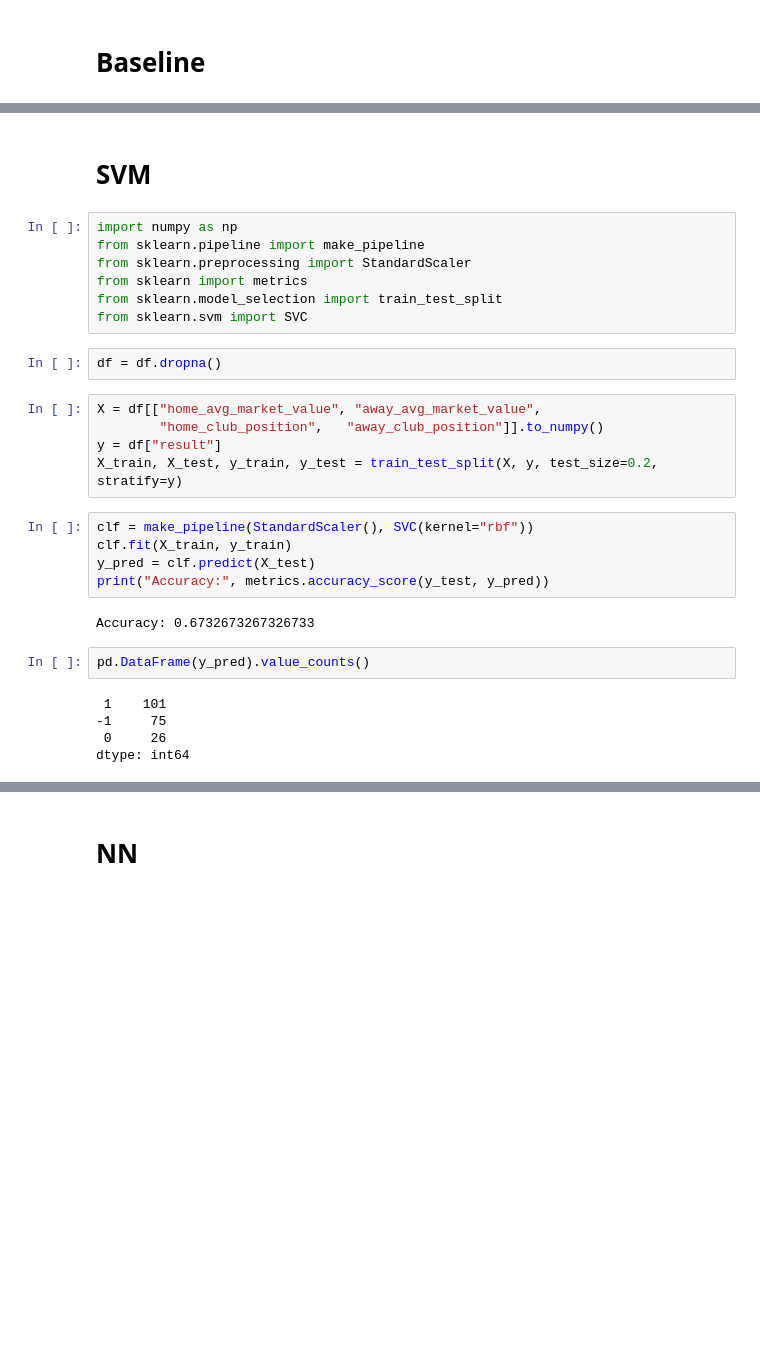
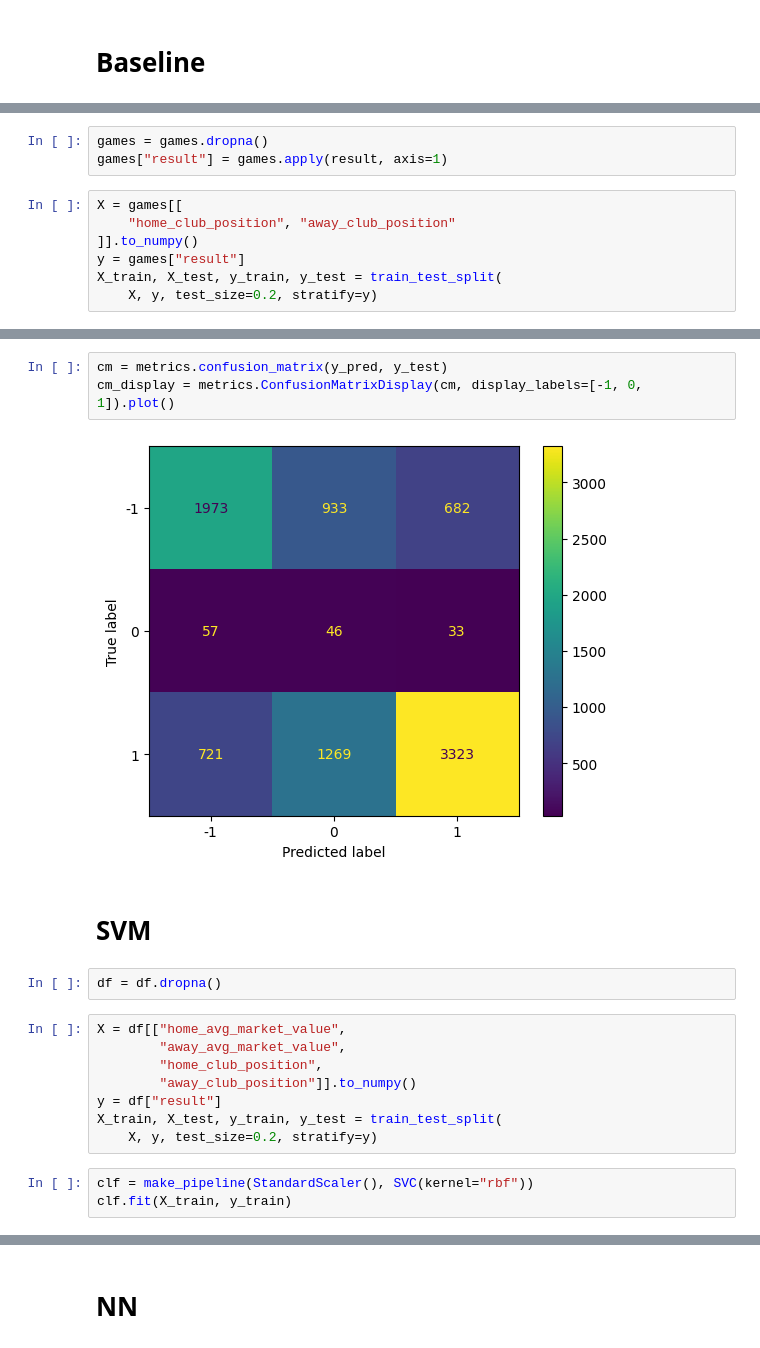
Before and after one commit to Pablomaluk/ProyectoMineria, a Jupyter notebook: MDD.ipynb, the cells around one changed output, grey strips where cells are left out. Drawn from its saved outputs; the diff is of its cells as text; blank space fills up the shorter version.

```diff
--- a/MDD.ipynb
+++ b/MDD.ipynb
@@ -67,0 +84,10 @@ df["goal_dif"] = df["home_club_goals"] - df["away_club_goals"]
+# %%
+games = games.dropna()
+games["result"] = games.apply(result, axis=1)
+# %%
+X = games[[
+    "home_club_position", "away_club_position"
+]].to_numpy()
+y = games["result"]
+X_train, X_test, y_train, y_test = train_test_split(
+    X, y, test_size=0.2, stratify=y)
@@ -68,30 +105,20 @@ df["goal_dif"] = df["home_club_goals"] - df["away_club_goals"]
+# %%
+cm = metrics.confusion_matrix(y_pred, y_test)
+cm_display = metrics.ConfusionMatrixDisplay(cm, display_labels=[-1, 0, 1]).plot()
+# %% [output]
+[figure, added]
 # %% [markdown]
 # SVM
-# %%
-import numpy as np
-from sklearn.pipeline import make_pipeline
-from sklearn.preprocessing import StandardScaler
-from sklearn import metrics
-from sklearn.model_selection import train_test_split
-from sklearn.svm import SVC
 # %%
 df = df.dropna()
 # %%
-X = df[["home_avg_market_value", "away_avg_market_value",
-        "home_club_position",	"away_club_position"]].to_numpy()
+X = df[["home_avg_market_value",
+        "away_avg_market_value",
+        "home_club_position",
+        "away_club_position"]].to_numpy()
 y = df["result"]
-X_train, X_test, y_train, y_test = train_test_split(X, y, test_size=0.2, stratify=y)
+X_train, X_test, y_train, y_test = train_test_split(
+    X, y, test_size=0.2, stratify=y)
 # %%
 clf = make_pipeline(StandardScaler(), SVC(kernel="rbf"))
 clf.fit(X_train, y_train)
-y_pred = clf.predict(X_test)
-print("Accuracy:", metrics.accuracy_score(y_test, y_pred))
-# %% [output]
-Accuracy: 0.6732673267326733
-# %%
-pd.DataFrame(y_pred).value_counts()
-# %% [output]
- 1    101
--1     75
- 0     26
-dtype: int64
```
Also changed, not shown: parts of 8 cells of this notebook.
